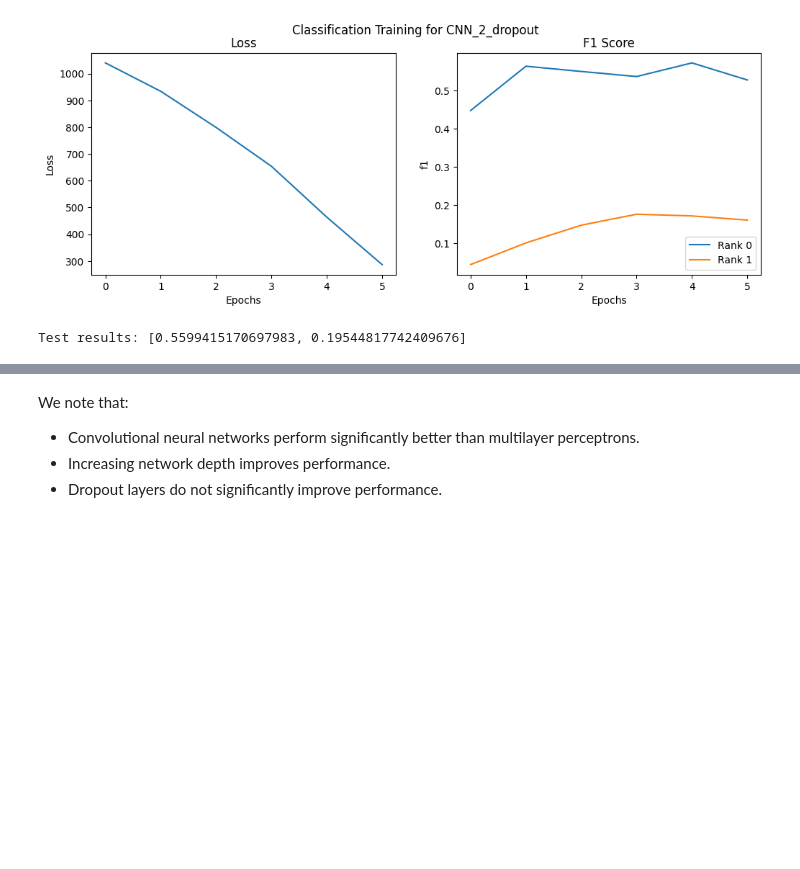
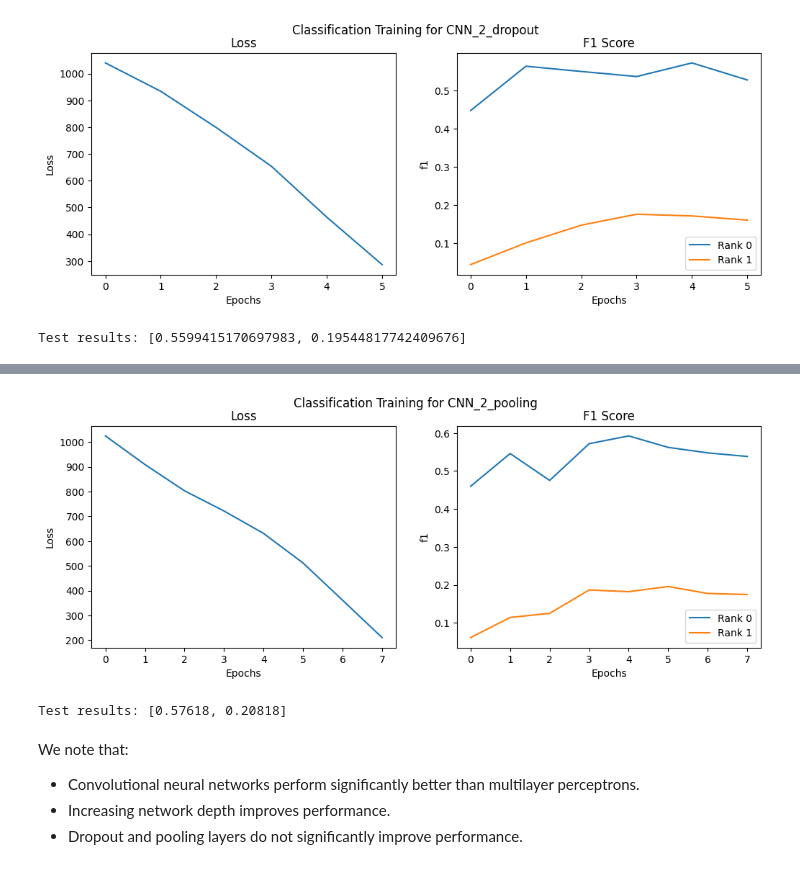
Before and after one commit to Vincent-Therrien/stelaro, a Jupyter notebook: demonstrations/synthetic.ipynb, the cells around one changed output, grey strips where cells are left out. Drawn from its saved outputs; the diff is of its cells as text; code cells hidden in the pictures; blank space fills up the shorter version.

```diff
--- a/demonstrations/synthetic.ipynb
+++ b/demonstrations/synthetic.ipynb
@@ -681,3 +686,9 @@ The model is overfitting; stopping early.
 Training took 161.114 s.
 [figure]
 Test results: [0.5599415170697983, 0.19544817742409676]
+# %%
+benchmark(
+    feedforward.Classifier(LENGTH, mapping, "cuda", feedforward.CNN_2_pooling),
+    "CNN_2_pooling"
+)
+# %% [output]
@@ -684,6 +705,8 @@ Test results: [0.5599415170697983, 0.19544817742409676]
+[figure, added]
+Test results: [0.57618, 0.20818]
 # %% [markdown]
 We note that:
 
 - Convolutional neural networks perform significantly better than multilayer perceptrons.
 - Increasing network depth improves performance.
-- Dropout layers do not significantly improve performance.
+- Dropout and pooling layers do not significantly improve performance.
```
Also changed, not shown: parts of 8 cells of this notebook, 2 other files.
